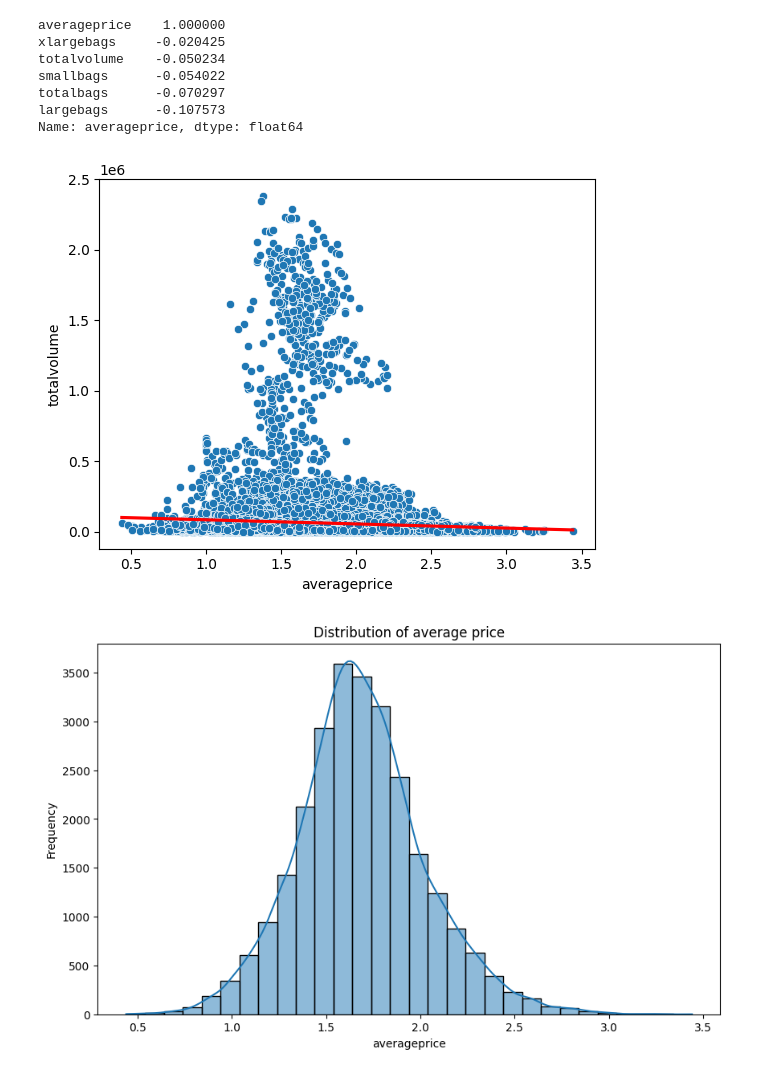
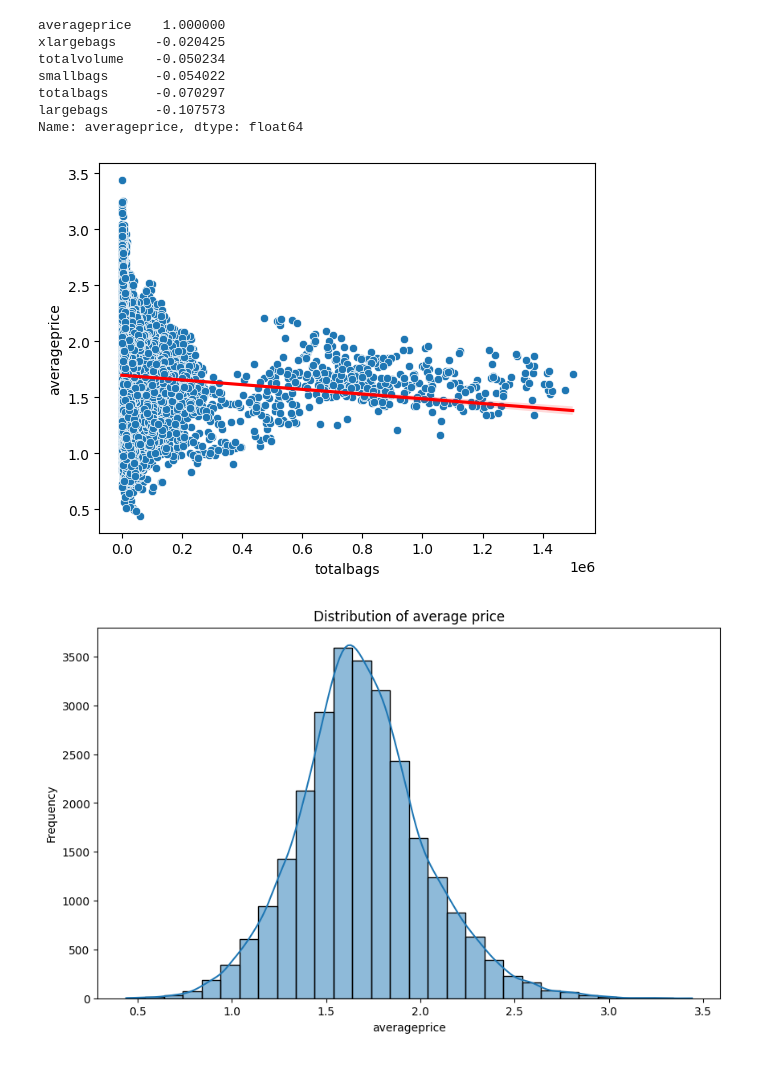
Before and after one commit to maseedatM5/Workplace, a Jupyter notebook: QCTO---Workplace-Module-Notebook-Template-4571.ipynb, the cells around one changed output. Drawn from its saved outputs; the diff is of its cells as text; code cells hidden in the pictures.

```diff
--- a/QCTO---Workplace-Module-Notebook-Template-4571.ipynb
+++ b/QCTO---Workplace-Module-Notebook-Template-4571.ipynb
@@ -797,10 +798,10 @@ largebags      -0.107573
 Name: averageprice, dtype: float64
 # %%
 # Scatterplot - looking at the relationship between average and totalvolume
-sns.scatterplot(data=df_organic, x="averageprice", y="totalvolume")
-sns.regplot(data=df_organic, x="averageprice", y="totalvolume", scatter=False, color='red');
+sns.scatterplot(data=df_organic, x="totalbags", y="averageprice")
+sns.regplot(data=df_organic, x="totalbags", y="averageprice", scatter=False, color='red');
 # %% [output]
-[figure, old version]
+[figure, new version]
 # %%
 # Histogram of total volume
 plt.figure(figsize=(10, 6))
```
Also changed, not shown: parts of 35 cells of this notebook, 1 other file.
